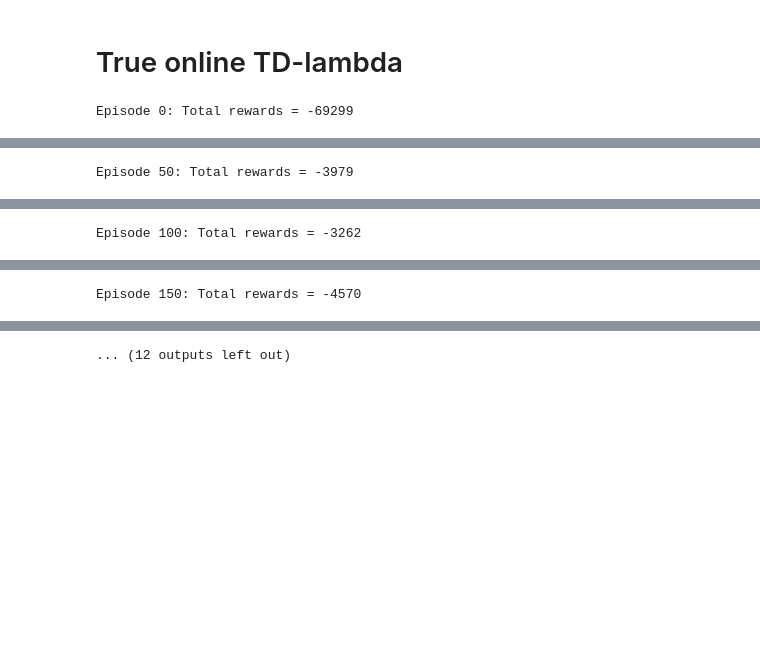
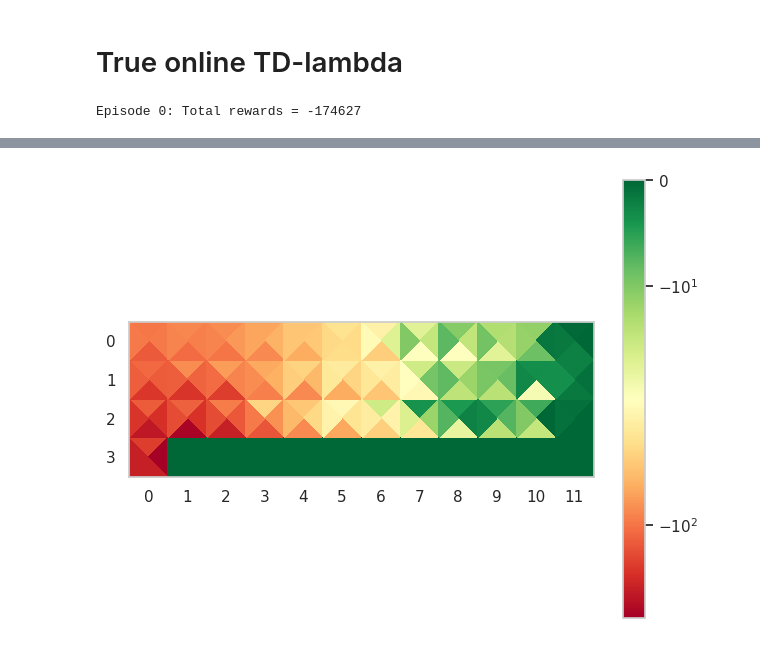
Before and after one commit to gardan4/RL-learning-goals, a Jupyter notebook: python/KEN4157_Reinforcement_Learning_Cliff_Walking.ipynb, the cells around one changed output, grey strips where cells are left out. Saved outputs shown, nothing was run; the diff lists cells and outputs as text; code cells hidden in the pictures; blank space fills up the shorter version.

```diff
--- a/python/KEN4157_Reinforcement_Learning_Cliff_Walking.ipynb
+++ b/python/KEN4157_Reinforcement_Learning_Cliff_Walking.ipynb
@@ -339,9 +326,9 @@ import numpy as np
 # Parameters for TD(lambda)
 alpha = 0.01  # Learning rate
 gamma = 0.95  # Discount factor
-num_episodes = 500  # Number of episodes for training
+num_episodes = 2000  # Number of episodes for training
 epsilon_start  = 1.0  # Epsilon for epsilon-greedy policy
-epsilon_min = 0.01   # Minimum epsilon valu
+epsilon_min = 0.05   # Minimum epsilon valu
 lambda_val = 0.95  # Lambda value for TD(lambda)
 epsilon_decay = (epsilon_start - epsilon_min) / num_episodes
 
@@ -424,26 +411,31 @@ for episode in range(num_episodes):
         total_rewards += reward
 
 
-    if episode % (num_episodes/10) == 0:
+    if episode % (num_episodes/5) == 0:
         print(f"Episode {episode}: Total rewards = {total_rewards}")
         # Plot heatmap from our Q-table
         Q = w.reshape((num_states, num_actions))
-        q_vals_up = Q[:, 0]
-        q_vals_right = Q[:, 1]
-        q_vals_down = Q[:, 2]
-        q_vals_left = Q[:, 3]
-        create_qvals_heatmap(q_vals_up, q_vals_right, q_vals_down, q_vals_left)
+        q_vals = {
+            'up': Q[:, 0],
+            'right': Q[:, 1],
+            'down': Q[:, 2],
+            'left': Q[:, 3]
+        }
+        create_qvals_heatmap(q_vals['up'], q_vals['right'], q_vals['down'], q_vals['left'])
     returns_per_episode.append(total_rewards)
 
-
+print(f"reward graph")
 plot_returns_per_episode(returns_per_episode)
 
 # Plot heatmap from our Q-table
+print(f"Episode {episode}: Total rewards = {total_rewards}")
 Q = w.reshape((num_states, num_actions))
-q_vals_up = Q[:, 0]
-q_vals_right = Q[:, 1]
-q_vals_down = Q[:, 2]
-q_vals_left = Q[:, 3]
-create_qvals_heatmap(q_vals_up, q_vals_right, q_vals_down, q_vals_left)
+q_vals = {
+    'up': Q[:, 0],
+    'right': Q[:, 1],
+    'down': Q[:, 2],
+    'left': Q[:, 3]
+}
+create_qvals_heatmap(q_vals['up'], q_vals['right'], q_vals['down'], q_vals['left'])
 # %% [output]
-Episode 0: Total rewards = -69299
+Episode 0: Total rewards = -174627
@@ -452 +441,0 @@ Episode 0: Total rewards = -69299
-Episode 50: Total rewards = -3979
@@ -455 +441,0 @@ Episode 50: Total rewards = -3979
-Episode 100: Total rewards = -3262
@@ -458 +441,0 @@ Episode 100: Total rewards = -3262
-Episode 150: Total rewards = -4570
@@ -461 +442 @@ Episode 150: Total rewards = -4570
-... (12 outputs left out)
+[figure, added]
```
Also changed, not shown: parts of 6 cells of this notebook.
